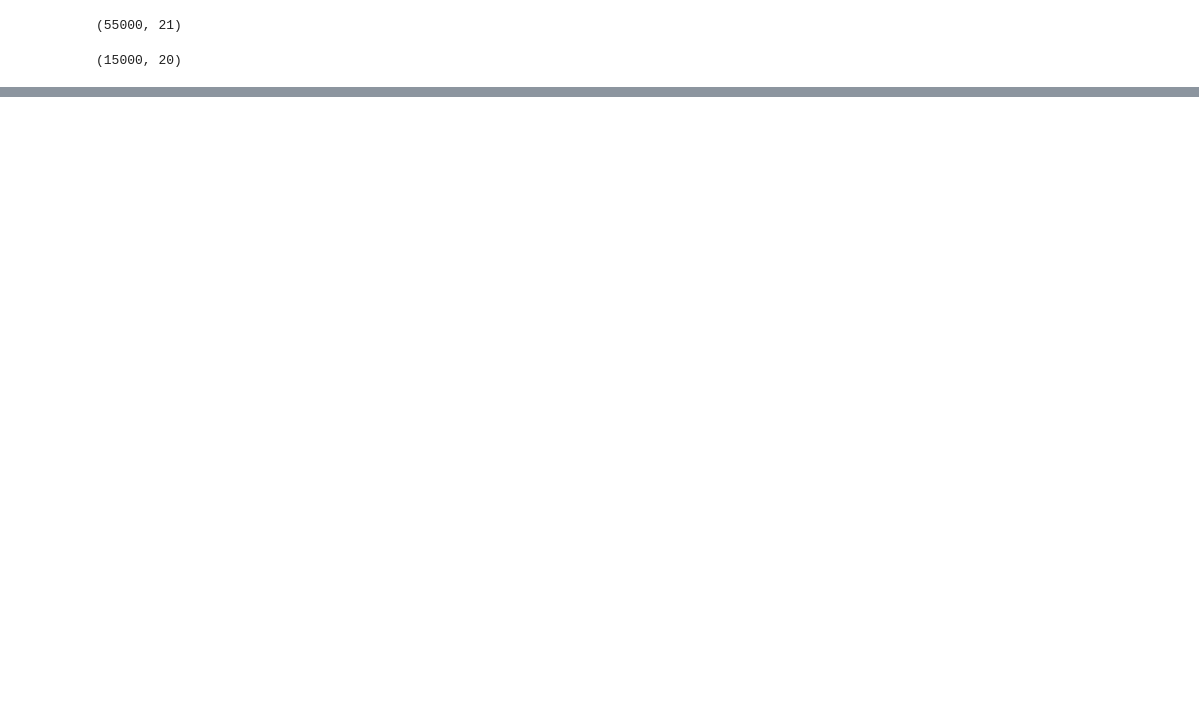
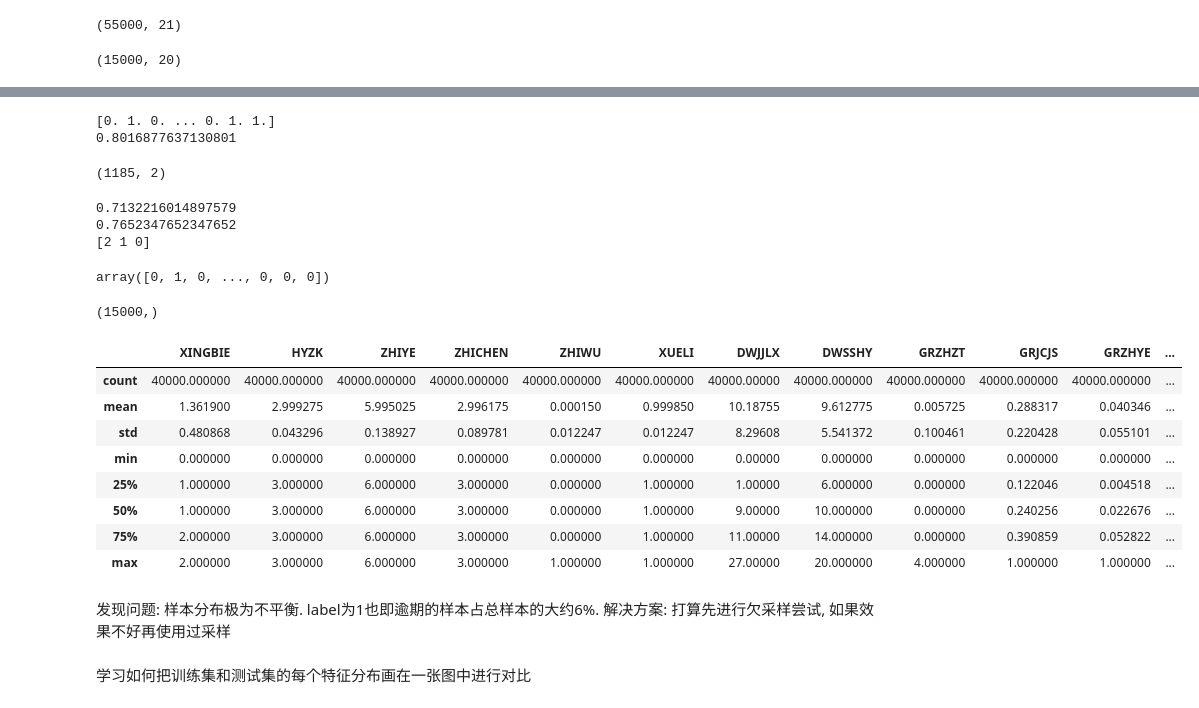
Before and after one commit to liuqidong07/OverduePrediction, a Jupyter notebook: data/checkData.ipynb, the cells around one changed output, grey strips where cells are left out. Cells and saved outputs as stored; diff of their text form; code cells hidden in the pictures; blank space fills up the shorter version.

```diff
--- a/data/checkData.ipynb
+++ b/data/checkData.ipynb
@@ -178,0 +187,38 @@ input_dict
+# %%
+# 尝试使用LGBM
+import lightgbm as lgb
+from sklearn.model_selection import train_test_split
+from sklearn.metrics import accuracy_score
+X_train, X_test, y_train, y_test = train_test_split(train_data.iloc[:, 1:20].values, train_data.iloc[:, 20].values, test_size=0.2)
+print(y_train)
+param = {'n_estimators': 10, 'learning_rate': 0.05, 'num_leaves': 31, 'boosting_type': 'gbdt'}
+model = lgb.sklearn.LGBMClassifier(**param)
+model.fit(X_train, y_train.astype(int))
+y_predict = model.predict(X_test)
+print(accuracy_score(y_test, y_predict))
+# %% [output]
+[0. 1. 0. ... 0. 1. 1.]
+0.8016877637130801
+# %%
+X_test.shape
+y_predict.shape
+# %% [output]
+(1185, 2)
+# %%
+from sklearn.metrics import recall_score, f1_score, roc_curve
+
+print(recall_score(y_test, y_predict))
+print(f1_score(y_test, y_predict))
+fpr, tpr, thresholds = roc_curve(y_test, y_predict)
+print(thresholds)
+y_predict
+# %% [output]
+0.7132216014897579
+0.7652347652347652
+[2 1 0]
+array([0, 1, 0, ..., 0, 0, 0])
+# %%
+res = model.predict_proba(transform_test.iloc[:, 1:].values)[:, 1]
+res.shape
+# %% [output]
+(15000,)
@@ -178,0 +233,17 @@ input_dict
+# %%
+transform_train.describe()
+# %% [output]
+|  | XINGBIE | HYZK | ZHIYE | ZHICHEN | ZHIWU | XUELI | DWJJLX | DWSSHY | GRZHZT | GRJCJS | GRZHYE | ... |
+| count | 40000.000000 | 40000.000000 | 40000.000000 | 40000.000000 | 40000.000000 | 40000.000000 | 40000.00000 | 40000.000000 | 40000.000000 | 40000.000000 | 40000.000000 | ... |
+| mean | 1.361900 | 2.999275 | 5.995025 | 2.996175 | 0.000150 | 0.999850 | 10.18755 | 9.612775 | 0.005725 | 0.288317 | 0.040346 | ... |
+| std | 0.480868 | 0.043296 | 0.138927 | 0.089781 | 0.012247 | 0.012247 | 8.29608 | 5.541372 | 0.100461 | 0.220428 | 0.055101 | ... |
+| min | 0.000000 | 0.000000 | 0.000000 | 0.000000 | 0.000000 | 0.000000 | 0.00000 | 0.000000 | 0.000000 | 0.000000 | 0.000000 | ... |
+| 25% | 1.000000 | 3.000000 | 6.000000 | 3.000000 | 0.000000 | 1.000000 | 1.00000 | 6.000000 | 0.000000 | 0.122046 | 0.004518 | ... |
+| 50% | 1.000000 | 3.000000 | 6.000000 | 3.000000 | 0.000000 | 1.000000 | 9.00000 | 10.000000 | 0.000000 | 0.240256 | 0.022676 | ... |
+| 75% | 2.000000 | 3.000000 | 6.000000 | 3.000000 | 0.000000 | 1.000000 | 11.00000 | 14.000000 | 0.000000 | 0.390859 | 0.052822 | ... |
+| max | 2.000000 | 3.000000 | 6.000000 | 3.000000 | 1.000000 | 1.000000 | 27.00000 | 20.000000 | 4.000000 | 1.000000 | 1.000000 | ... |
+# %% [markdown]
+发现问题: 样本分布极为不平衡. label为1也即逾期的样本占总样本的大约6%.
+解决方案: 打算先进行欠采样尝试, 如果效果不好再使用过采样
+# %% [markdown]
+学习如何把训练集和测试集的每个特征分布画在一张图中进行对比
```
Also changed, not shown: parts of 10 cells of this notebook, 4 other files.
